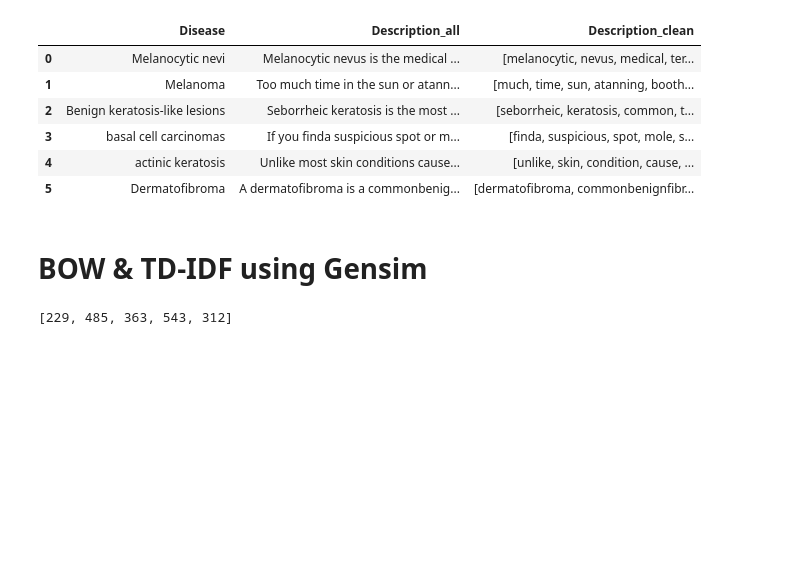
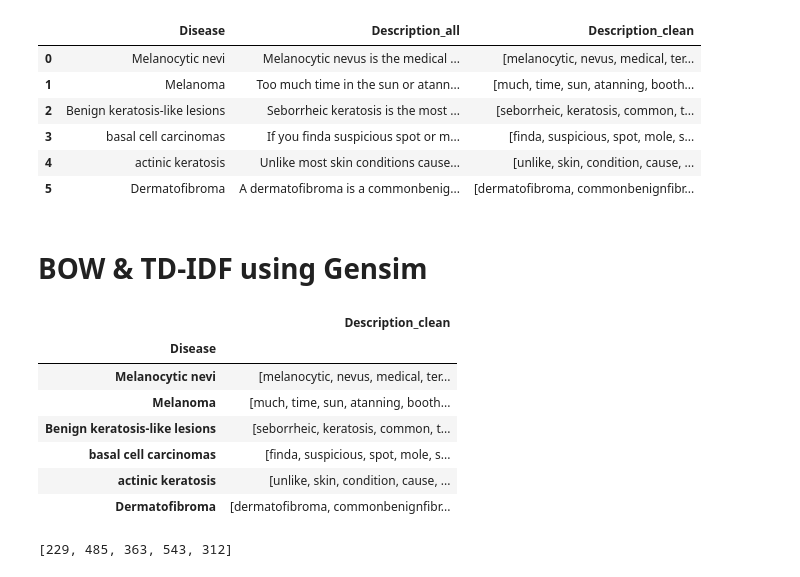
Before and after one commit to anmo1987/Final_project_Artefact, a Jupyter notebook: NLP_Analysis/NLP_Script.ipynb, the cells around one changed output. Drawn from its saved outputs; the diff is of its cells as text; code cells hidden in the pictures; blank space fills up the shorter version.

```diff
--- a/NLP_Analysis/NLP_Script.ipynb
+++ b/NLP_Analysis/NLP_Script.ipynb
@@ -196,3 +200,14 @@ data_NLP  = data_subset
+# %%
+data_NLP.set_index(['Disease'])
+# %% [output]
+|  | Description_clean |
+| Disease |  |
+| Melanocytic nevi | [melanocytic, nevus, medical, ter... |
+| Melanoma | [much, time, sun, atanning, booth... |
+| Benign keratosis-like lesions | [seborrheic, keratosis, common, t... |
+| basal cell carcinomas | [finda, suspicious, spot, mole, s... |
+| actinic keratosis | [unlike, skin, condition, cause, ... |
+| Dermatofibroma | [dermatofibroma, commonbenignfibr... |
 # %%
 ##Building BOW & TD_IDF with GENSIM
 # TODO: Create a gensim BOW of your news article headlines
```
Also changed, not shown: parts of 26 cells of this notebook, 2 other files.
